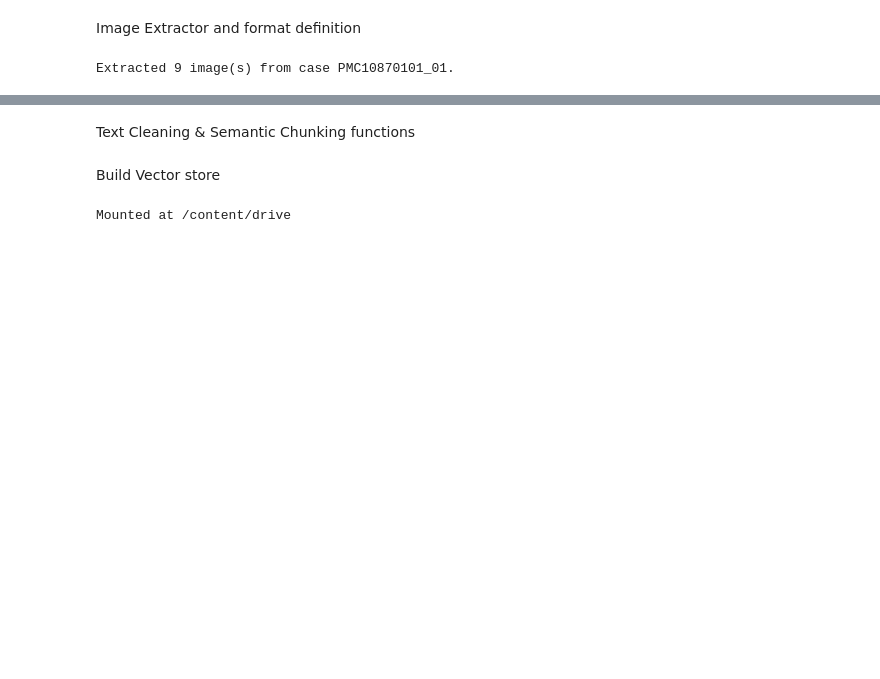
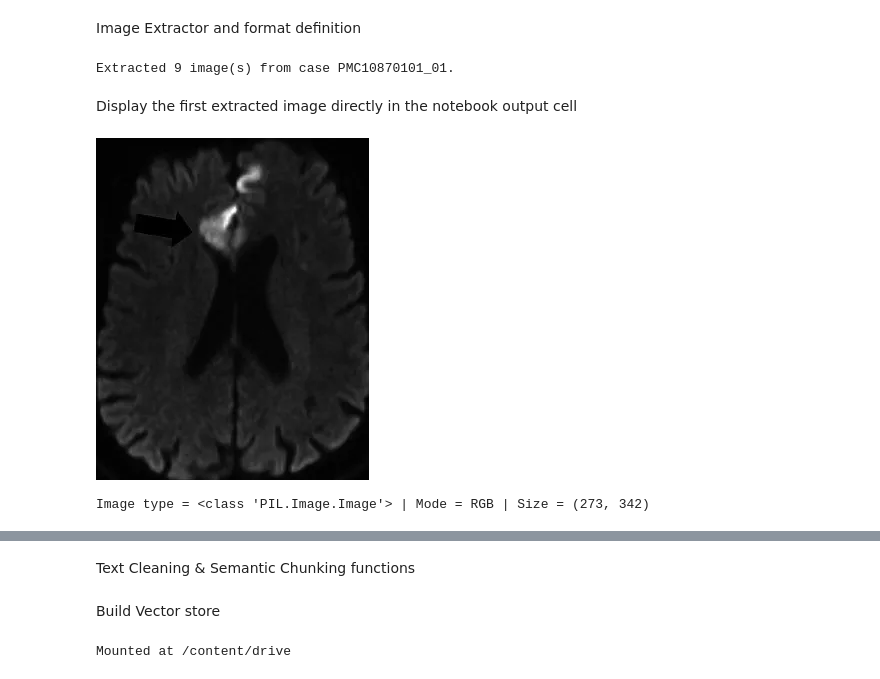
Before and after one commit to TranGiaHuan0102/VGU_WS26_ClinicalProject_BHTBH, a Jupyter notebook: Image_RAG.ipynb, the cells around one changed output, grey strips where cells are left out. Cells and saved outputs as stored; diff of their text form; code cells hidden in the pictures; blank space fills up the shorter version.

```diff
--- a/Image_RAG.ipynb
+++ b/Image_RAG.ipynb
@@ -86,3 +86,11 @@ sample_images = extract_pil_images(train_df.iloc[0]["images"])
 print(f"Extracted {len(sample_images)} image(s) from case {train_df.iloc[0]['case_id']}.")
 # %% [output]
 Extracted 9 image(s) from case PMC10870101_01.
+# %% [markdown]
+Display the first extracted image directly in the notebook output cell
+# %%
+display(sample_images[0])
+print(f"Image type = {type(sample_images[0])} | Mode = {sample_images[0].mode} | Size = {sample_images[0].size}")
+# %% [output]
+[figure, added]
+Image type = <class 'PIL.Image.Image'> | Mode = RGB | Size = (273, 342)
```
Also changed, not shown: parts of 3 cells of this notebook.
